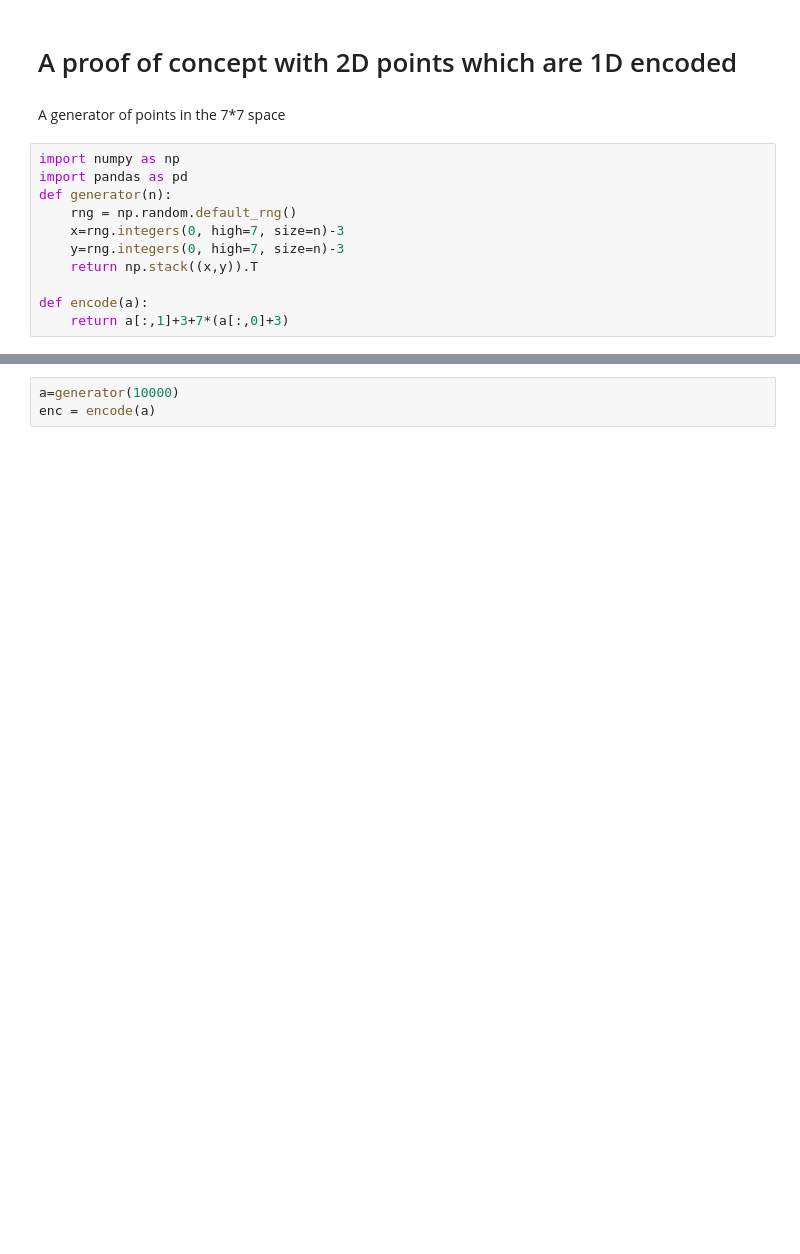
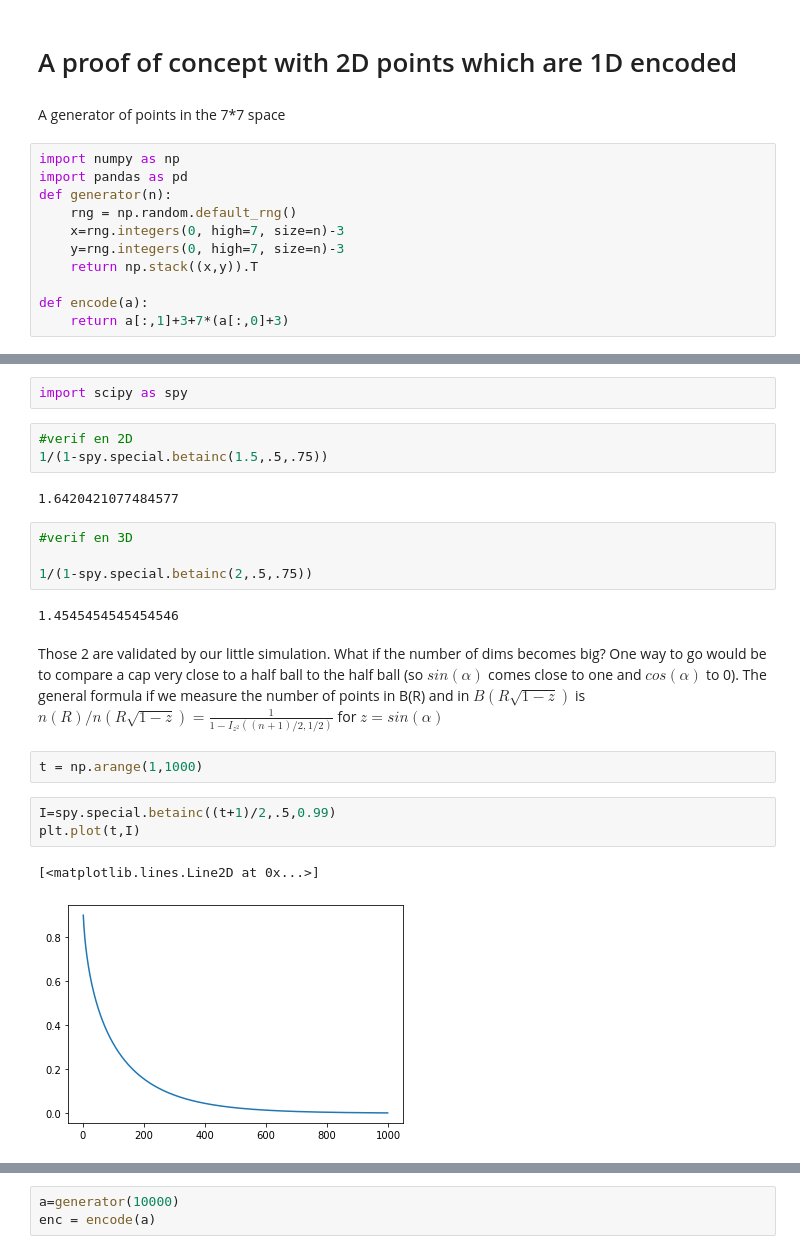
Before and after one commit to yoannmorello2/NLQuantum, a Jupyter notebook: Where_do_you_live.ipynb, the cells around one changed output, grey strips where cells are left out. Drawn from its saved outputs; the diff is of its cells as text; blank space fills up the shorter version.

```diff
--- a/Where_do_you_live.ipynb
+++ b/Where_do_you_live.ipynb
@@ -29,0 +34,23 @@ Define a distance $|a-b|$. Take a ball of half diameter R and one of 2R. Enumera
+# %%
+import scipy as spy
+# %%
+#verif en 2D
+1/(1-spy.special.betainc(1.5,.5,.75))
+# %% [output]
+1.6420421077484577
+# %%
+#verif en 3D
+
+1/(1-spy.special.betainc(2,.5,.75))
+# %% [output]
+1.4545454545454546
+# %% [markdown]
+Those 2 are validated by our little simulation. What if the number of dims becomes big? One way to go would be to compare a cap very close to a half ball to the half ball (so $sin(\alpha)$ comes close to one and $cos(\alpha)$ to 0). The general formula if we measure the number of points in B(R) and in $B(R\sqrt{1-z})$ is $n(R)/n(R\sqrt{1-z})=\frac{1}{1-I_{z^2}((n+1)/2,1/2)}$ for $z = sin(\alpha)$
+# %%
+t = np.arange(1,1000)
+# %%
+I=spy.special.betainc((t+1)/2,.5,0.99)
+plt.plot(t,I)
+# %% [output]
+[<matplotlib.lines.Line2D at 0x...>]
+[figure, added]
```
Also changed, not shown: parts of 40 cells of this notebook.
